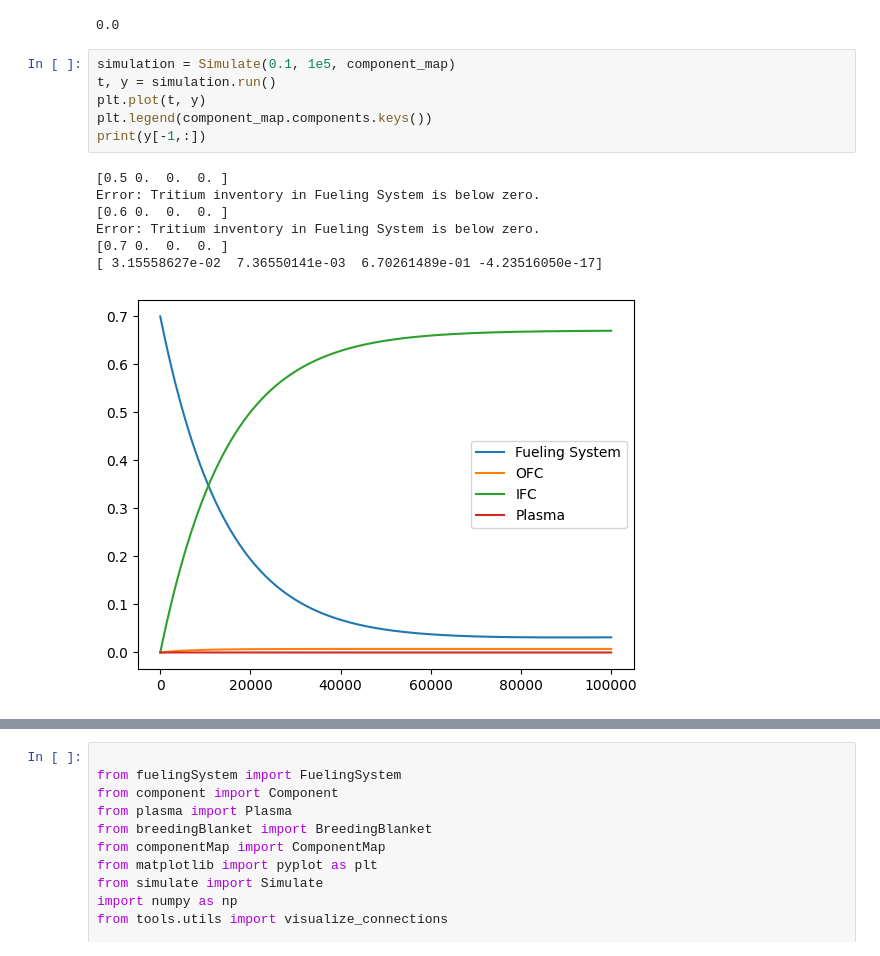
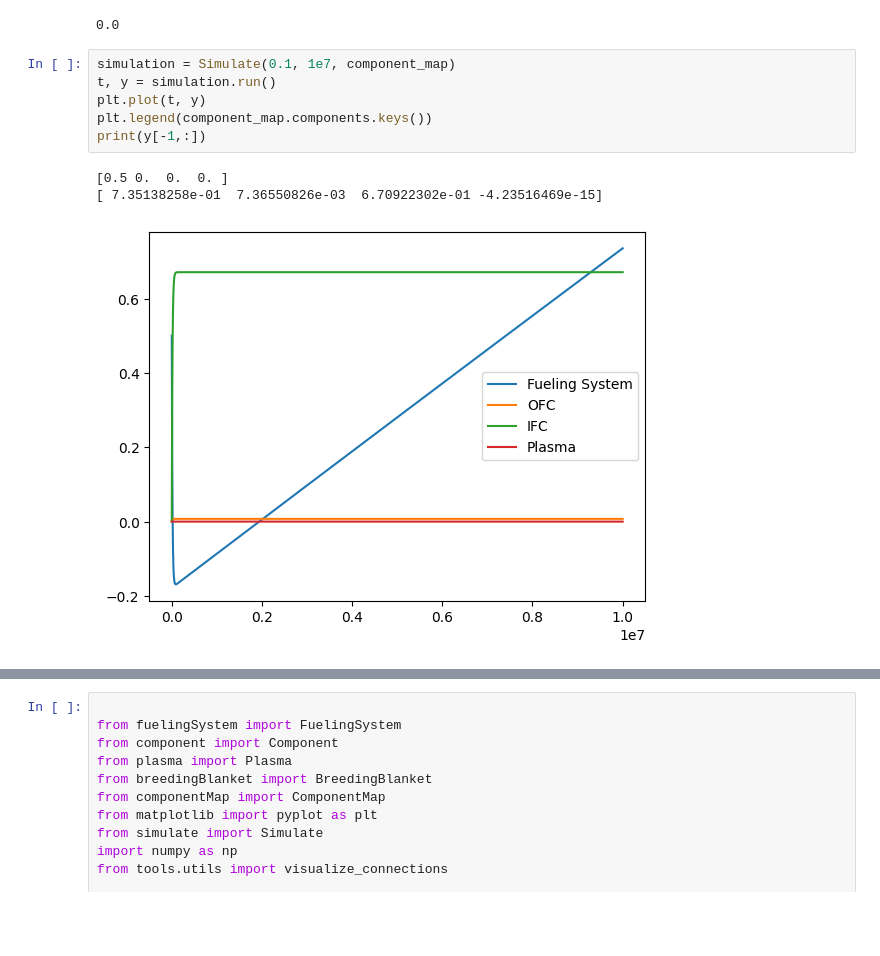
Before and after one commit to gabriele-ferrero/fuelcycle, a Jupyter notebook: test.ipynb, the cells around one changed output, grey strips where cells are left out. Drawn from its saved outputs; the diff is of its cells as text; blank space fills up the shorter version.

```diff
--- a/test.ipynb
+++ b/test.ipynb
@@ -273,17 +273,13 @@ Component: OFC
   Port: Port 6 -> Connected Component: IFC, Connected Port: Port 8
 0.0
 # %%
-simulation = Simulate(0.1, 1e5, component_map)
+simulation = Simulate(0.1, 1e7, component_map)
 t, y = simulation.run()
 plt.plot(t, y)
 plt.legend(component_map.components.keys())
 print(y[-1,:])
 # %% [output]
 [0.5 0.  0.  0. ]
-Error: Tritium inventory in Fueling System is below zero.
-[0.6 0.  0.  0. ]
-Error: Tritium inventory in Fueling System is below zero.
-[0.7 0.  0.  0. ]
-[ 3.15558627e-02  7.36550141e-03  6.70261489e-01 -4.23516050e-17]
+[ 7.35138258e-01  7.36550826e-03  6.70922302e-01 -4.23516469e-15]
-[figure, old version]
+[figure, new version]
 # %%
```
Also changed, not shown: parts of 5 cells of this notebook, 3 other files.
